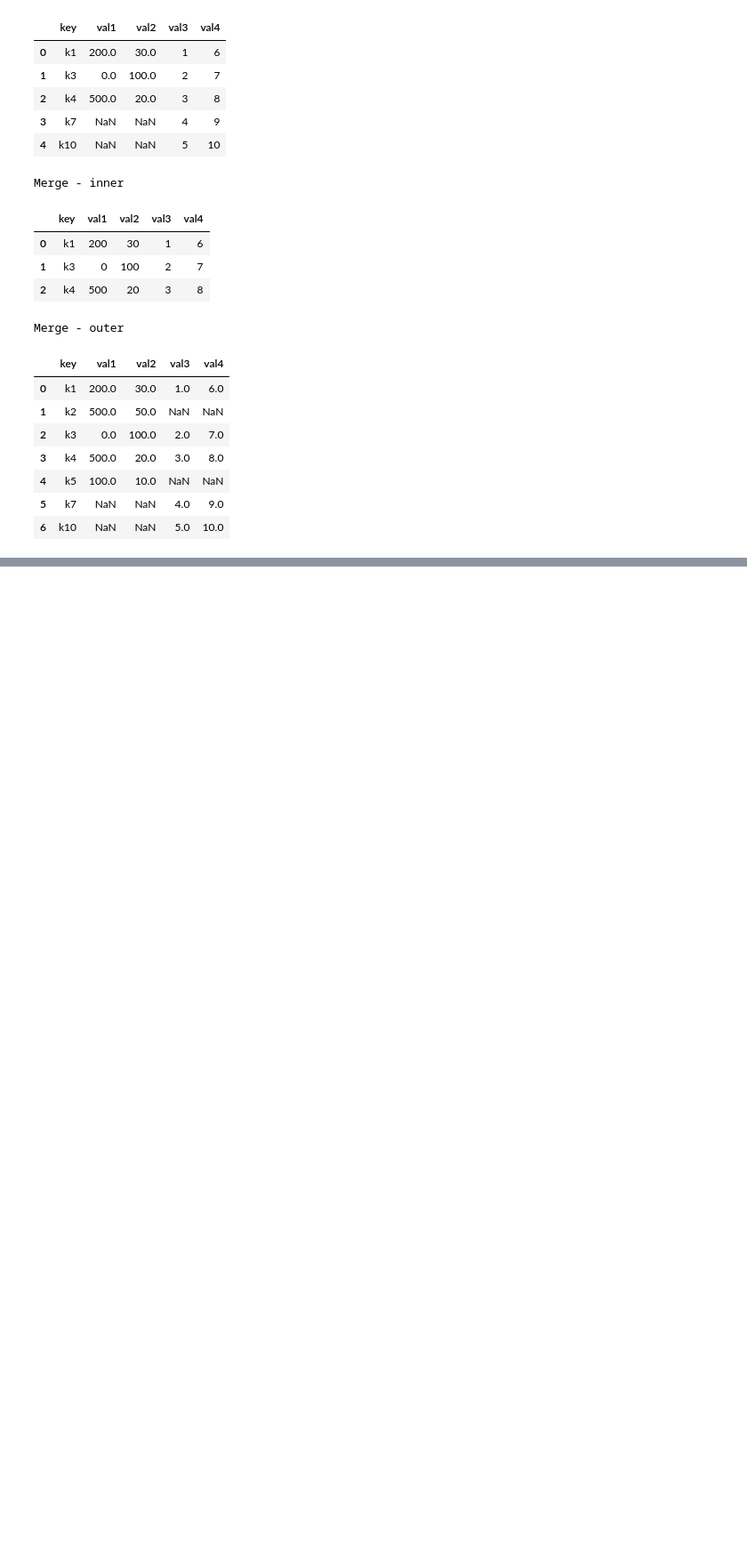
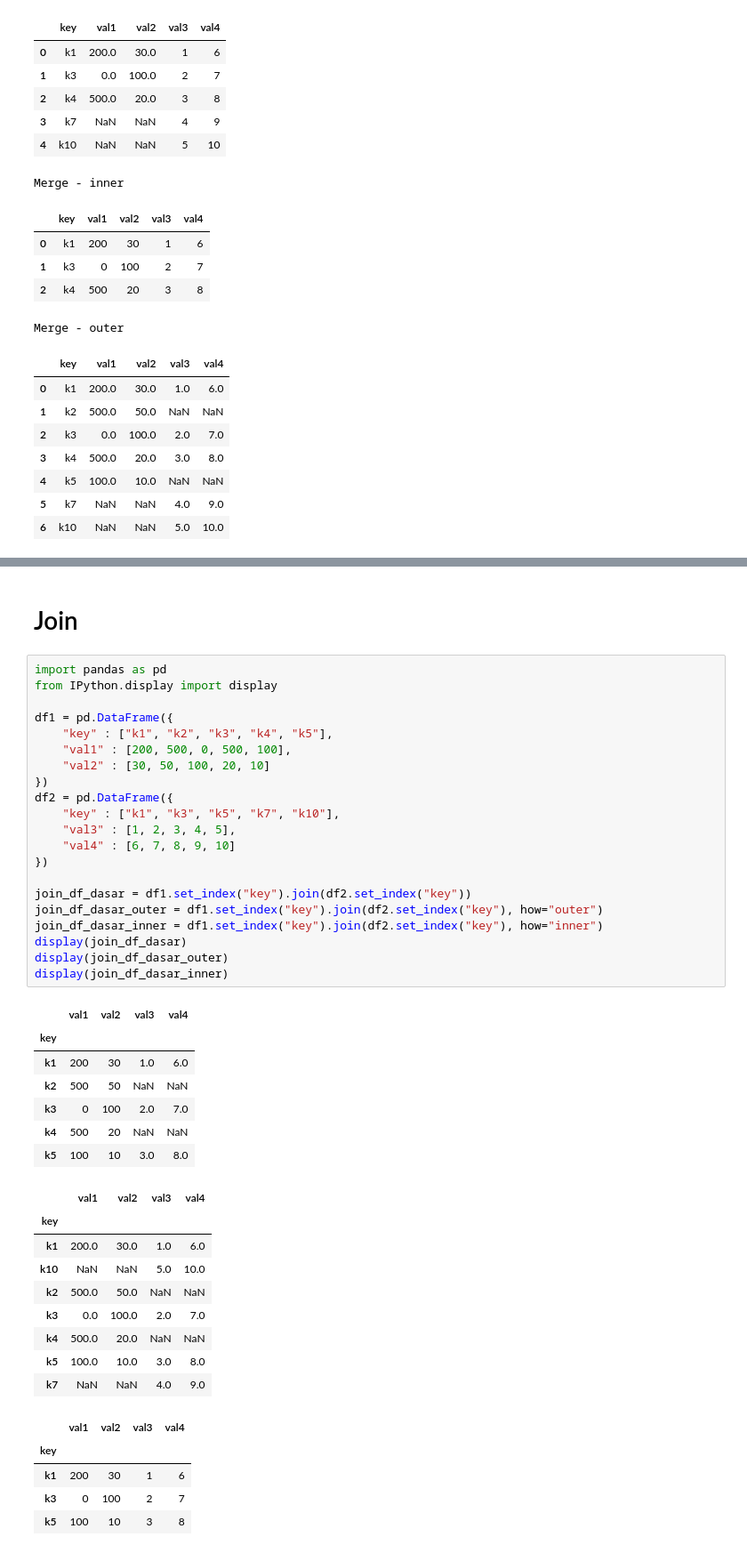
Before and after one commit to UsepSyaikalArifin/DQLab-Academy-Course-Online, a Jupyter notebook: Kelas Fundamental/Data Manipulation With Pandas - Part 2/Jupyter Notebook/main.ipynb, the cells around one changed output, grey strips where cells are left out. Shown at 89% size. Cells and saved outputs as stored; diff of their text form; blank space fills up the shorter version.

```diff
--- a/Kelas Fundamental/Data Manipulation With Pandas - Part 2/Jupyter Notebook/main.ipynb
+++ b/Kelas Fundamental/Data Manipulation With Pandas - Part 2/Jupyter Notebook/main.ipynb
@@ -165,0 +201,45 @@ df1 = pd.DataFrame({
+# %% [markdown]
+# Join
+# %%
+import pandas as pd
+from IPython.display import display
+
+df1 = pd.DataFrame({
+    "key" : ["k1", "k2", "k3", "k4", "k5"],
+    "val1" : [200, 500, 0, 500, 100],
+    "val2" : [30, 50, 100, 20, 10]
+})
+df2 = pd.DataFrame({
+    "key" : ["k1", "k3", "k5", "k7", "k10"],
+    "val3" : [1, 2, 3, 4, 5],
+    "val4" : [6, 7, 8, 9, 10]
+})
+
+join_df_dasar = df1.set_index("key").join(df2.set_index("key"))
+join_df_dasar_outer = df1.set_index("key").join(df2.set_index("key"), how="outer")
+join_df_dasar_inner = df1.set_index("key").join(df2.set_index("key"), how="inner")
+display(join_df_dasar)
+display(join_df_dasar_outer)
+display(join_df_dasar_inner)
+# %% [output]
+|  | val1 | val2 | val3 | val4 |
+| key |  |  |  |  |
+| k1 | 200 | 30 | 1.0 | 6.0 |
+| k2 | 500 | 50 | NaN | NaN |
+| k3 | 0 | 100 | 2.0 | 7.0 |
+| k4 | 500 | 20 | NaN | NaN |
+| k5 | 100 | 10 | 3.0 | 8.0 |
+|  | val1 | val2 | val3 | val4 |
+| key |  |  |  |  |
+| k1 | 200.0 | 30.0 | 1.0 | 6.0 |
+| k10 | NaN | NaN | 5.0 | 10.0 |
+| k2 | 500.0 | 50.0 | NaN | NaN |
+| k3 | 0.0 | 100.0 | 2.0 | 7.0 |
+| k4 | 500.0 | 20.0 | NaN | NaN |
+| k5 | 100.0 | 10.0 | 3.0 | 8.0 |
+| k7 | NaN | NaN | 4.0 | 9.0 |
+|  | val1 | val2 | val3 | val4 |
+| key |  |  |  |  |
+| k1 | 200 | 30 | 1 | 6 |
+| k3 | 0 | 100 | 2 | 7 |
+| k5 | 100 | 10 | 3 | 8 |
```
Also changed, not shown: parts of 8 cells of this notebook.
